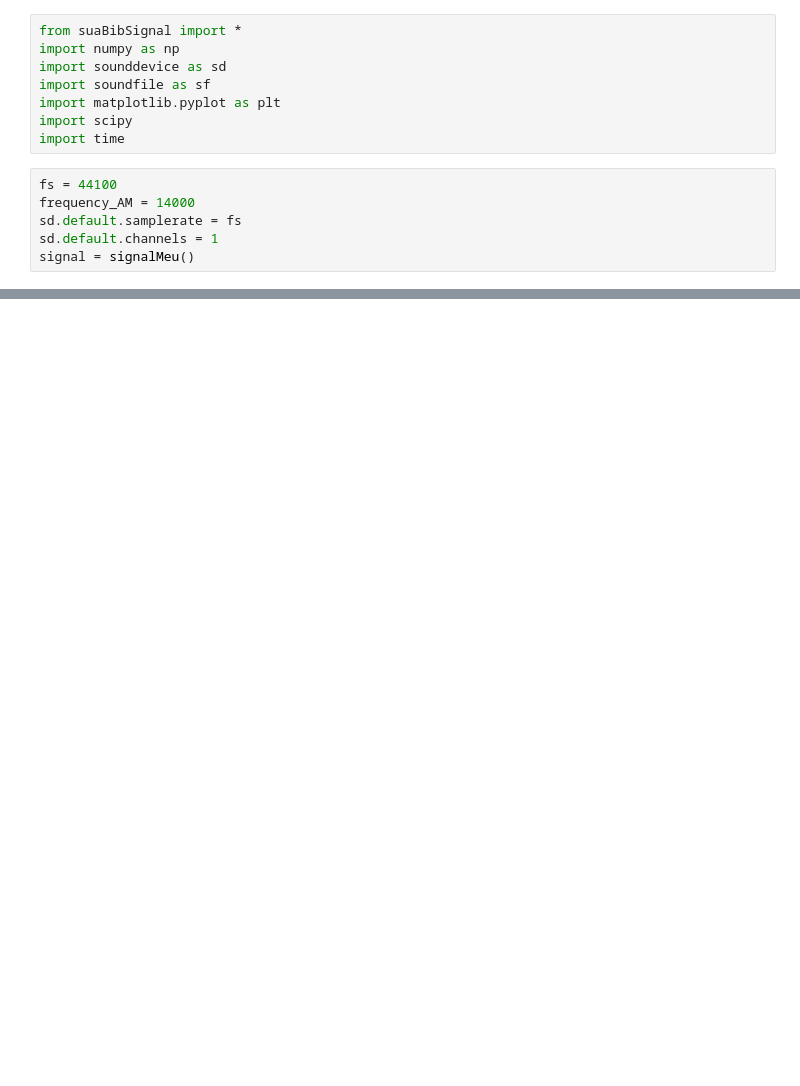
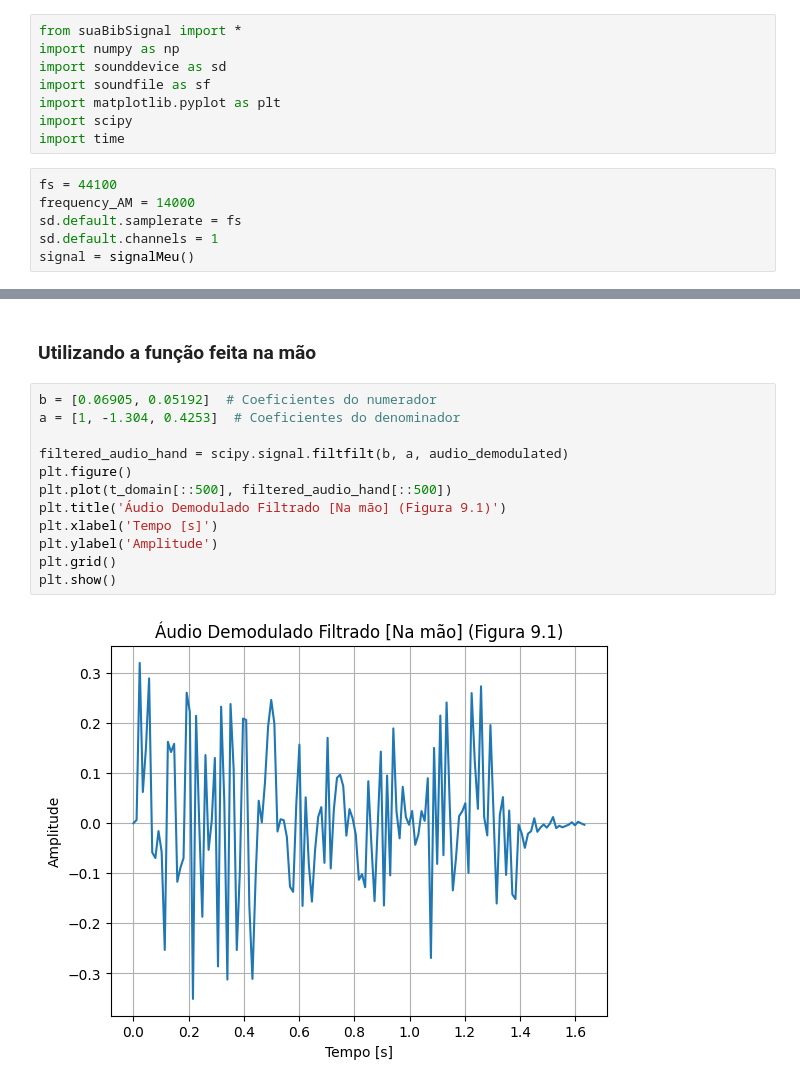
Before and after one commit to DeLucca990/CamadasFis, a Jupyter notebook: Projeto8/decoder.ipynb, the cells around one changed output, grey strips where cells are left out. Cells and saved outputs as stored; diff of their text form; blank space fills up the shorter version.

```diff
--- a/Projeto8/decoder.ipynb
+++ b/Projeto8/decoder.ipynb
@@ -59,0 +60,16 @@ plt.show()
+# %% [markdown]
+### Utilizando a função feita na mão
+# %%
+b = [0.06905, 0.05192]  # Coeficientes do numerador
+a = [1, -1.304, 0.4253]  # Coeficientes do denominador
+
+filtered_audio_hand = scipy.signal.filtfilt(b, a, audio_demodulated)
+plt.figure()
+plt.plot(t_domain[::500], filtered_audio_hand[::500])
+plt.title('Áudio Demodulado Filtrado [Na mão] (Figura 9.1)')
+plt.xlabel('Tempo [s]')
+plt.ylabel('Amplitude')
+plt.grid()
+plt.show()
+# %% [output]
+[figure, added]
```
Also changed, not shown: parts of 8 cells of this notebook, 1 other file.
